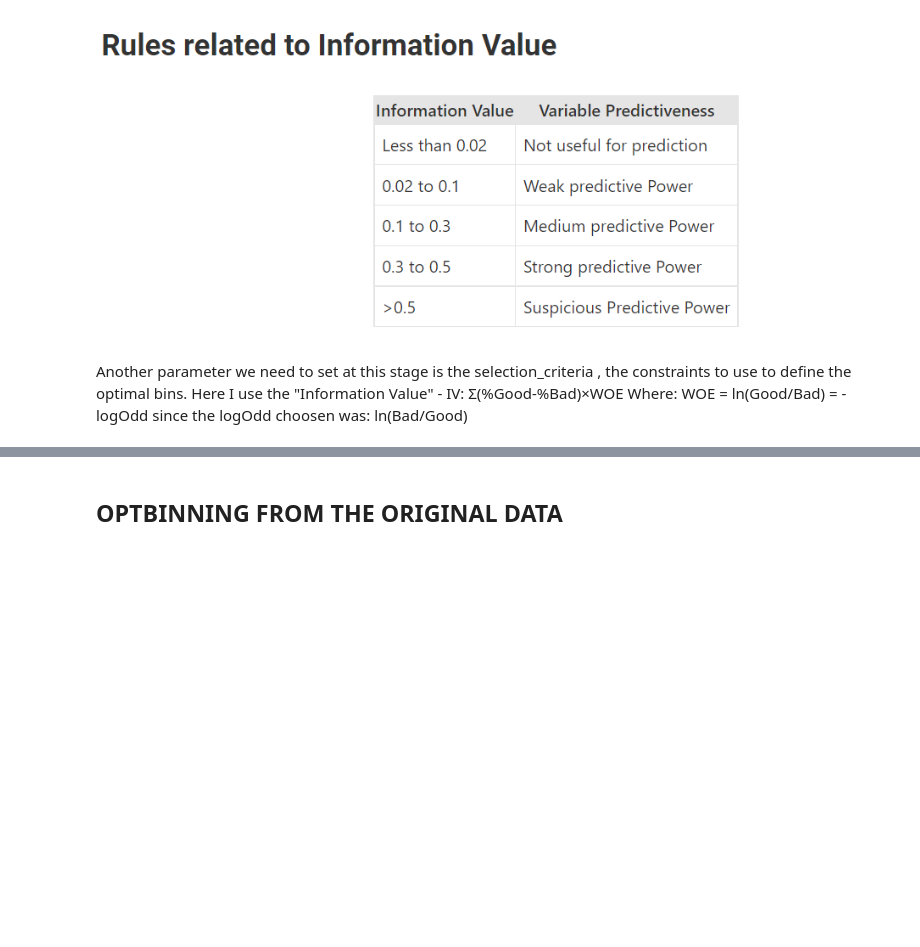
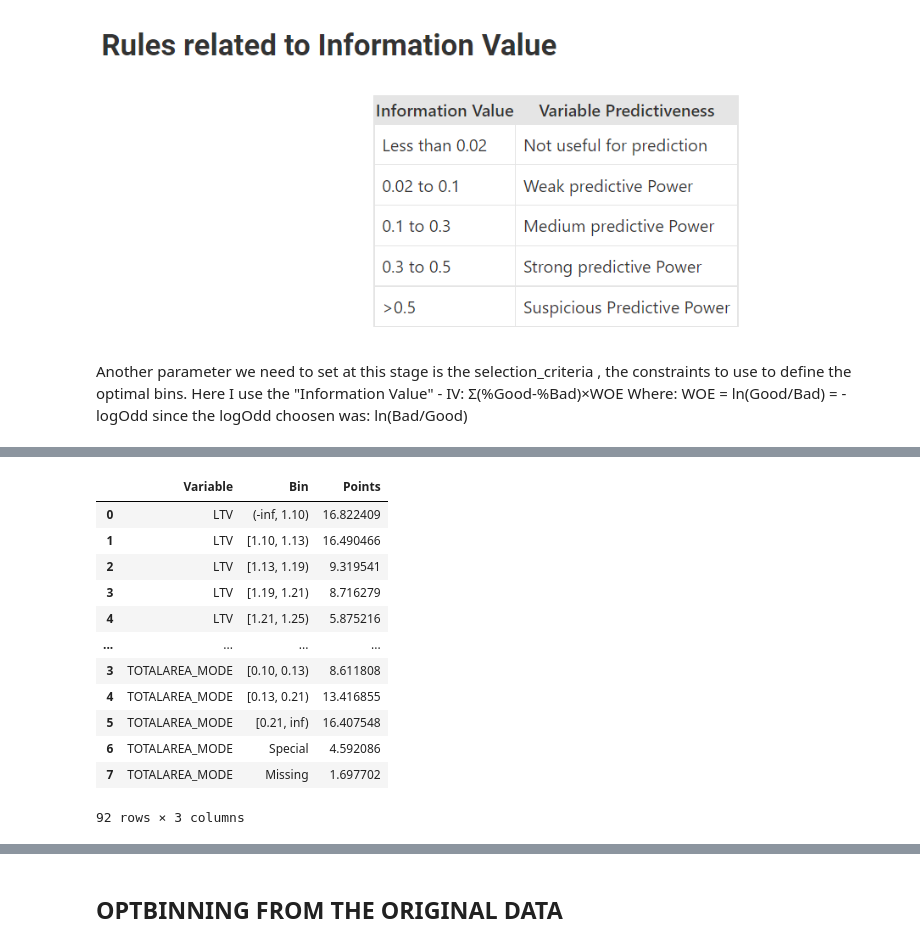
Before and after one commit to ynnn01/ynnn01.github.io, a Jupyter notebook: ScorecardDev_optbinning.ipynb, the cells around one changed output, grey strips where cells are left out. Saved outputs shown, nothing was run; the diff lists cells and outputs as text; code cells hidden in the pictures; blank space fills up the shorter version.

```diff
--- a/ScorecardDev_optbinning.ipynb
+++ b/ScorecardDev_optbinning.ipynb
@@ -138,0 +198,16 @@ Where: WOE = ln(Good/Bad) = -logOdd since the logOdd choosen was: ln(Bad/Good)
+# %%
+scorecard.table(style="summary")
+# %% [output]
+|  | Variable | Bin | Points |
+| 0 | LTV | (-inf, 1.10) | 16.822409 |
+| 1 | LTV | [1.10, 1.13) | 16.490466 |
+| 2 | LTV | [1.13, 1.19) | 9.319541 |
+| 3 | LTV | [1.19, 1.21) | 8.716279 |
+| 4 | LTV | [1.21, 1.25) | 5.875216 |
+| ... | ... | ... | ... |
+| 3 | TOTALAREA_MODE | [0.10, 0.13) | 8.611808 |
+| 4 | TOTALAREA_MODE | [0.13, 0.21) | 13.416855 |
+| 5 | TOTALAREA_MODE | [0.21, inf) | 16.407548 |
+| 6 | TOTALAREA_MODE | Special | 4.592086 |
+| 7 | TOTALAREA_MODE | Missing | 1.697702 |
+92 rows × 3 columns
```
Also changed, not shown: parts of 10 cells of this notebook.
